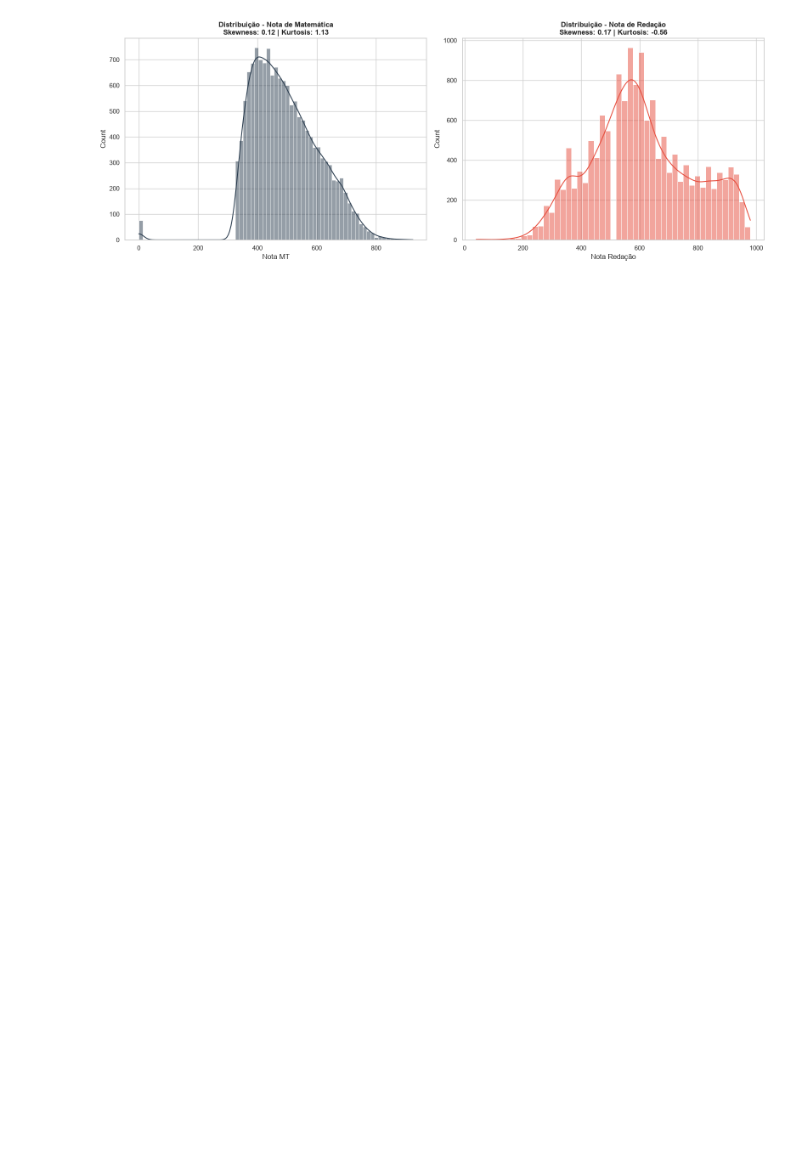
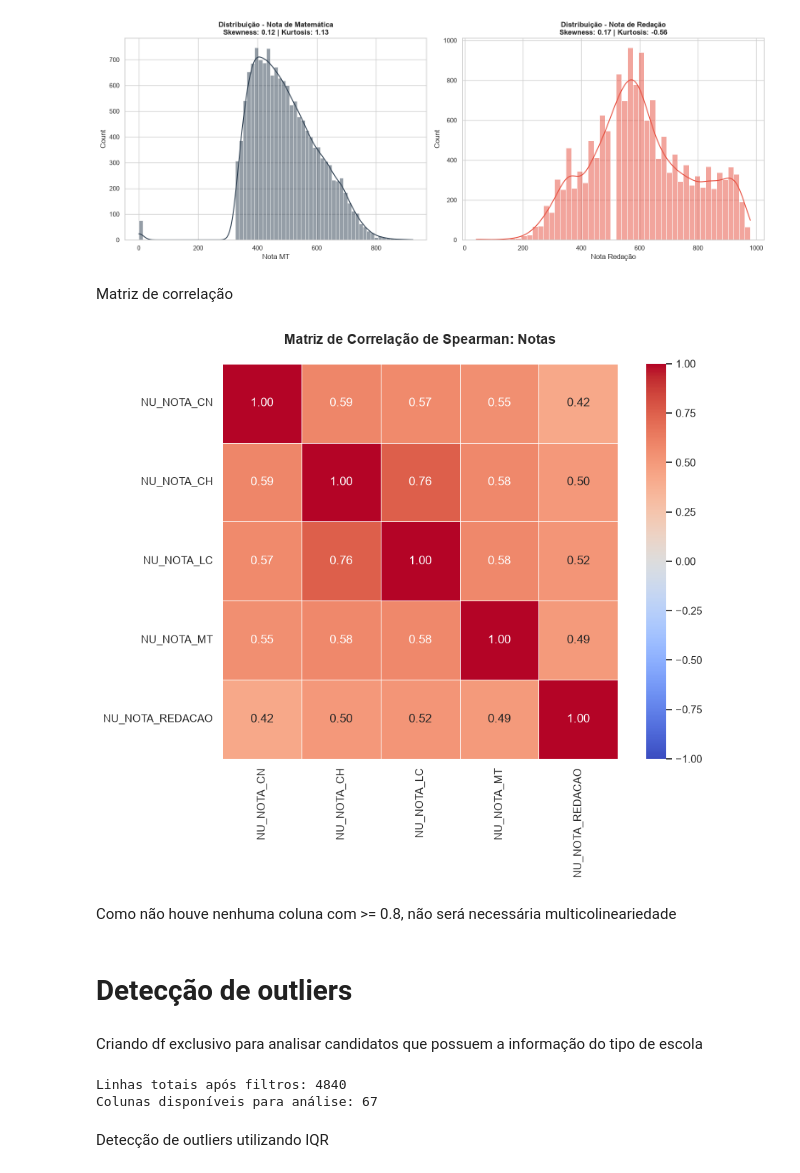
Before and after one commit to mvs105/TESI1-2026.1, a Jupyter notebook: pre_processamento_acre.ipynb, the cells around one changed output. Saved outputs shown, nothing was run; the diff lists cells and outputs as text; code cells hidden in the pictures; blank space fills up the shorter version.

```diff
--- a/pre_processamento_acre.ipynb
+++ b/pre_processamento_acre.ipynb
@@ -436,3 +405,55 @@ plt.tight_layout()
 plt.show()
 # %% [output]
 [figure]
+# %% [markdown]
+Matriz de correlação
+# %%
+# Utilizando o método spearman para calcular a matriz
+matriz_correlacao = df_questionario[colunas_notas].corr(method='spearman')
+
+plt.figure(figsize=(10, 8))
+sns.set_theme(style="white")
+
+sns.heatmap(
+    matriz_correlacao,
+    annot=True,
+    cmap='coolwarm',
+    vmin=-1, vmax=1,
+    fmt='.2f',
+    linewidths=0.5,
+    square=True
+)
+
+plt.title('Matriz de Correlação de Spearman: Notas', fontsize=14, fontweight='bold', pad=20)
+plt.tight_layout()
+plt.show()
+# %% [output]
+[figure, added]
+# %% [markdown]
+Como não houve nenhuma coluna com >= 0.8, não será necessária multicolineariedade
+# %% [markdown]
+# Detecção de outliers
+# %% [markdown]
+Criando df exclusivo para analisar candidatos que possuem a informação do tipo de escola
+# %%
+df_analise_escola = df_acre.copy()
+
+# Apenas aquelees que possuem a informação do tipo de escola
+df_analise_escola = df_analise_escola[df_analise_escola['TP_ESCOLA'].isin([2, 3])].copy()
+
+df_analise_escola['ROTULO_ESCOLA'] = df_analise_escola['TP_ESCOLA'].map({2: 'Pública', 3: 'Privada'})
+
+# Remove candidatos que faltaram ou foram eliminados
+colunas_notas = ['NU_NOTA_CN', 'NU_NOTA_CH', 'NU_NOTA_LC', 'NU_NOTA_MT', 'NU_NOTA_REDACAO']
+df_analise_escola = df_analise_escola.dropna(subset=colunas_notas).copy()
+
+# Cria coluna de media geral
+df_analise_escola['MEDIA_GERAL'] = df_analise_escola[colunas_notas].mean(axis=1)
+
+print(f"Linhas totais após filtros: {df_analise_escola.shape[0]}")
+print(f"Colunas disponíveis para análise: {df_analise_escola.shape[1]}")
+# %% [output]
+Linhas totais após filtros: 4840
+Colunas disponíveis para análise: 67
+# %% [markdown]
+Detecção de outliers utilizando IQR
```
Also changed, not shown: parts of 17 cells of this notebook.
